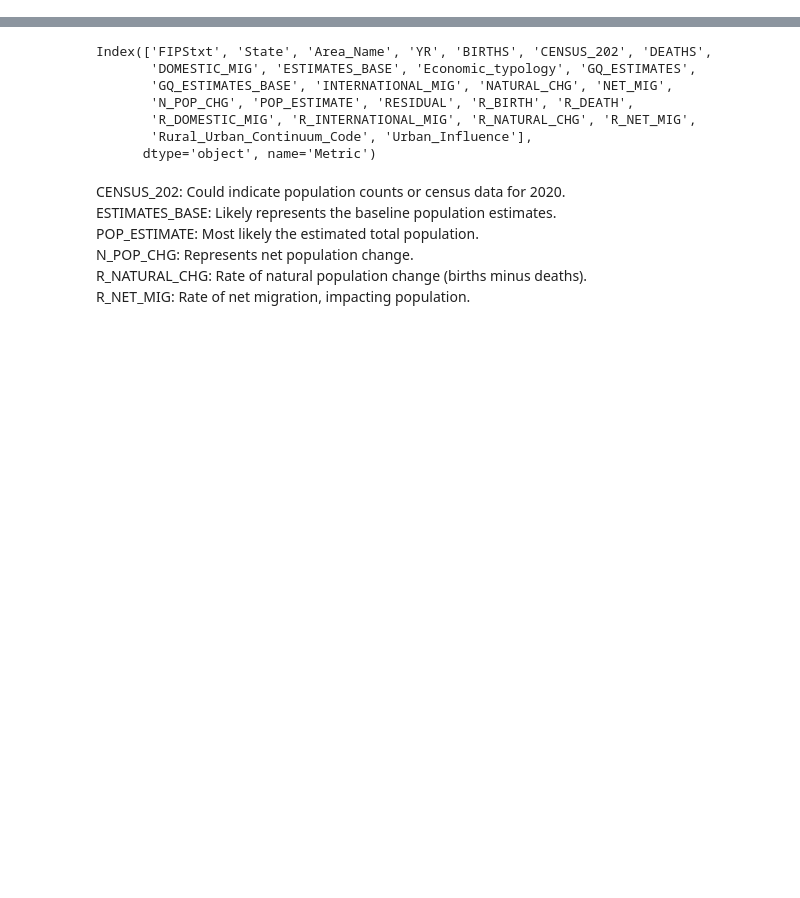
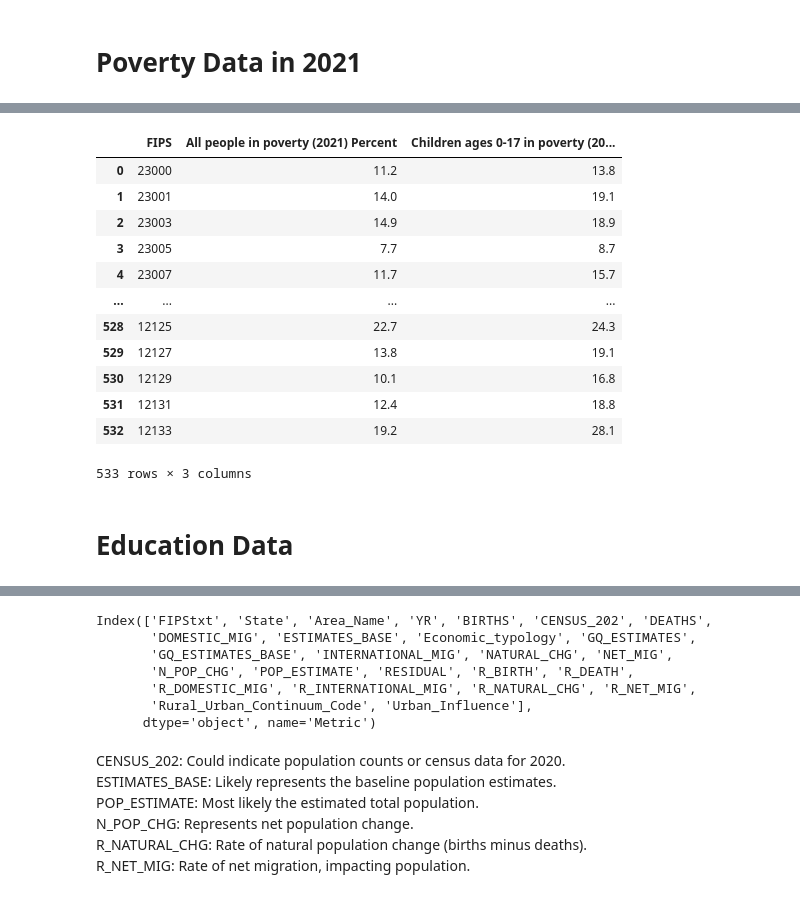
Before and after one commit to MIDS-at-Duke/opioids-2024-data-queens-king, a Jupyter notebook: USDA_data.ipynb, the cells around one changed output, grey strips where cells are left out. Cells and saved outputs as stored; diff of their text form; code cells hidden in the pictures; blank space fills up the shorter version.

```diff
--- a/USDA_data.ipynb
+++ b/USDA_data.ipynb
@@ -4,6 +4,8 @@ import numpy as np
 import warnings
 
 pd.set_option("mode.copy_on_write", True)
+# %% [markdown]
+# Poverty Data in 2021
 # %%
 poverty_data=pd.read_csv("USDA_data/Poverty.csv")
 # columns name : ['FIPS*', 'Name', 'RUC Code', 'All people in poverty (2021) Percent', 'Children ages 0-17 in poverty (2021) Percent']
@@ -17,6 +19,25 @@ poverty_data.head(5)
 | 2 | 23003 | Aroostook | 7.0 | 14.9 | 18.9 | 2021 |
 | 3 | 23005 | Cumberland | 2.0 | 7.7 | 8.7 | 2021 |
 | 4 | 23007 | Franklin | 8.0 | 11.7 | 15.7 | 2021 |
+# %%
+poverty_data=poverty_data[['FIPS', 'All people in poverty (2021) Percent','Children ages 0-17 in poverty (2021) Percent']]
+poverty_data
+# %% [output]
+|  | FIPS | All people in poverty (2021) Percent | Children ages 0-17 in poverty (20... |
+| 0 | 23000 | 11.2 | 13.8 |
+| 1 | 23001 | 14.0 | 19.1 |
+| 2 | 23003 | 14.9 | 18.9 |
+| 3 | 23005 | 7.7 | 8.7 |
+| 4 | 23007 | 11.7 | 15.7 |
+| ... | ... | ... | ... |
+| 528 | 12125 | 22.7 | 24.3 |
+| 529 | 12127 | 13.8 | 19.1 |
+| 530 | 12129 | 10.1 | 16.8 |
+| 531 | 12131 | 12.4 | 18.8 |
+| 532 | 12133 | 19.2 | 28.1 |
+533 rows × 3 columns
+# %% [markdown]
+# Education Data
 # %%
 education_CompletingCollege=pd.read_csv("USDA_data/Education(CompletingCollege).csv")
 education_CompletingCollege.rename(columns={'2023 Rural-urban Continuum Code*': 'RUC Code'}, inplace=True)
```
Also changed, not shown: parts of 13 cells of this notebook, 5 other files.
